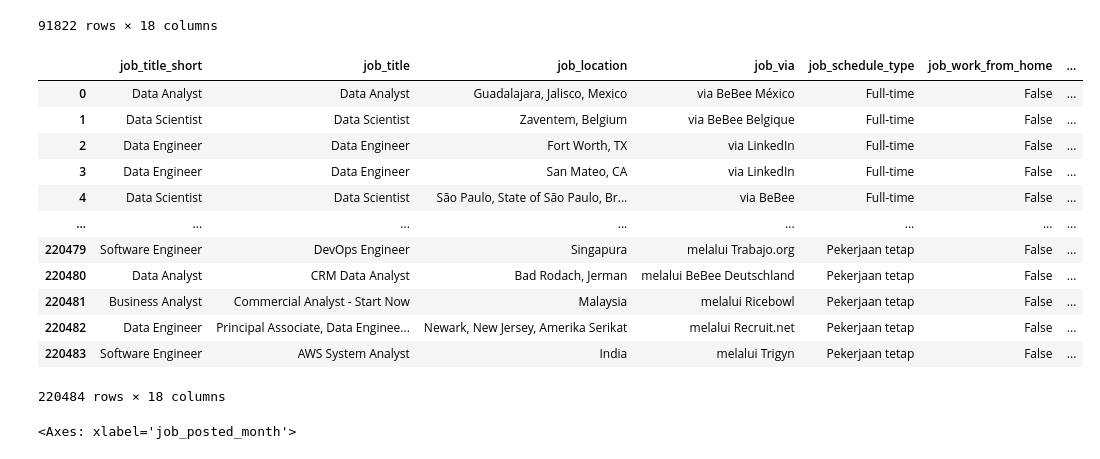
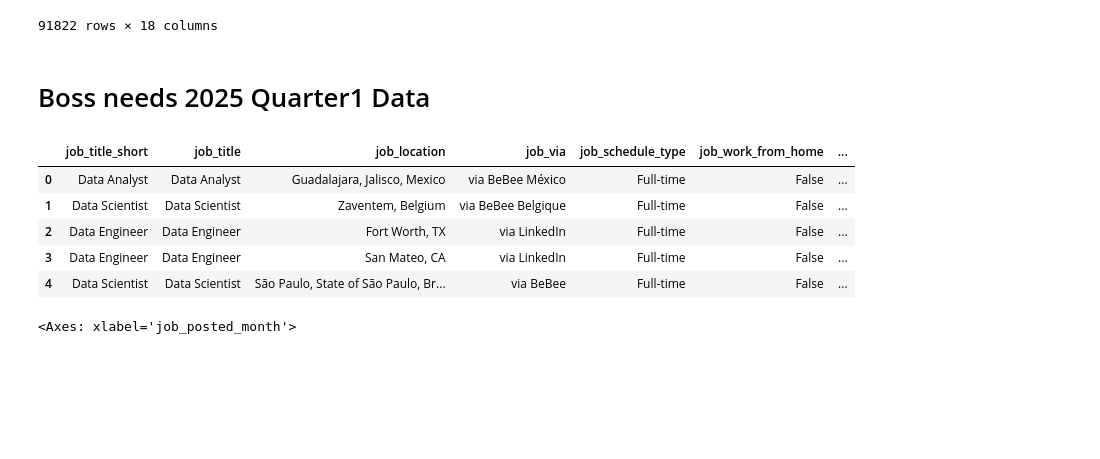
Before and after one commit to Cuishine/Python_Data_Project, a Jupyter notebook: 2_Advanced/8_Pandas_Concat_DataFrames.ipynb, the cells around one changed output. Saved outputs shown, nothing was run; the diff lists cells and outputs as text; code cells hidden in the pictures; blank space fills up the shorter version.

```diff
--- a/2_Advanced/8_Pandas_Concat_DataFrames.ipynb
+++ b/2_Advanced/8_Pandas_Concat_DataFrames.ipynb
@@ -94,26 +146,18 @@ dict_months['Jan']
 | 785704 | Business Analyst | Business Analyst | Prague, Czechia | via Trabajo.org | Full-time | False | ... |
 | 785705 | Data Analyst | Expert Business Data Analyst - No... | Oakland, CA | via Snagajob | Full-time | False | ... |
 91822 rows × 18 columns
+# %% [markdown]
+# Boss needs 2025 Quarter1 Data
 # %%
-quarter_1 = [dict_months['Jan'], dict_months['Feb'], dict_months['Mar']]
-
-df_q1 = pd.concat(quarter_1, ignore_index=True)
-
-df_q1
+df_q1 = pd.concat([dict_months['Jan'], dict_months['Feb'],dict_months['Mar']], ignore_index=True)
+df_q1.head()
 # %% [output]
 |  | job_title_short | job_title | job_location | job_via | job_schedule_type | job_work_from_home | ... |
 | 0 | Data Analyst | Data Analyst | Guadalajara, Jalisco, Mexico | via BeBee México | Full-time | False | ... |
 | 1 | Data Scientist | Data Scientist | Zaventem, Belgium | via BeBee Belgique | Full-time | False | ... |
 | 2 | Data Engineer | Data Engineer | Fort Worth, TX | via LinkedIn | Full-time | False | ... |
 | 3 | Data Engineer | Data Engineer | San Mateo, CA | via LinkedIn | Full-time | False | ... |
 | 4 | Data Scientist | Data Scientist | São Paulo, State of São Paulo, Br... | via BeBee | Full-time | False | ... |
-| ... | ... | ... | ... | ... | ... | ... | ... |
-| 220479 | Software Engineer | DevOps Engineer | Singapura | melalui Trabajo.org | Pekerjaan tetap | False | ... |
-| 220480 | Data Analyst | CRM Data Analyst | Bad Rodach, Jerman | melalui BeBee Deutschland | Pekerjaan tetap | False | ... |
-| 220481 | Business Analyst | Commercial Analyst - Start Now | Malaysia | melalui Ricebowl | Pekerjaan tetap | False | ... |
-| 220482 | Data Engineer | Principal Associate, Data Enginee... | Newark, New Jersey, Amerika Serikat | melalui Recruit.net | Pekerjaan tetap | False | ... |
-| 220483 | Software Engineer | AWS System Analyst | India | melalui Trigyn | Pekerjaan tetap | False | ... |
-220484 rows × 18 columns
 # %%
 df_q1['job_posted_month'].value_counts().plot(kind='bar')
 # %% [output]
```
Also changed, not shown: parts of 6 cells of this notebook, 1 other file.
